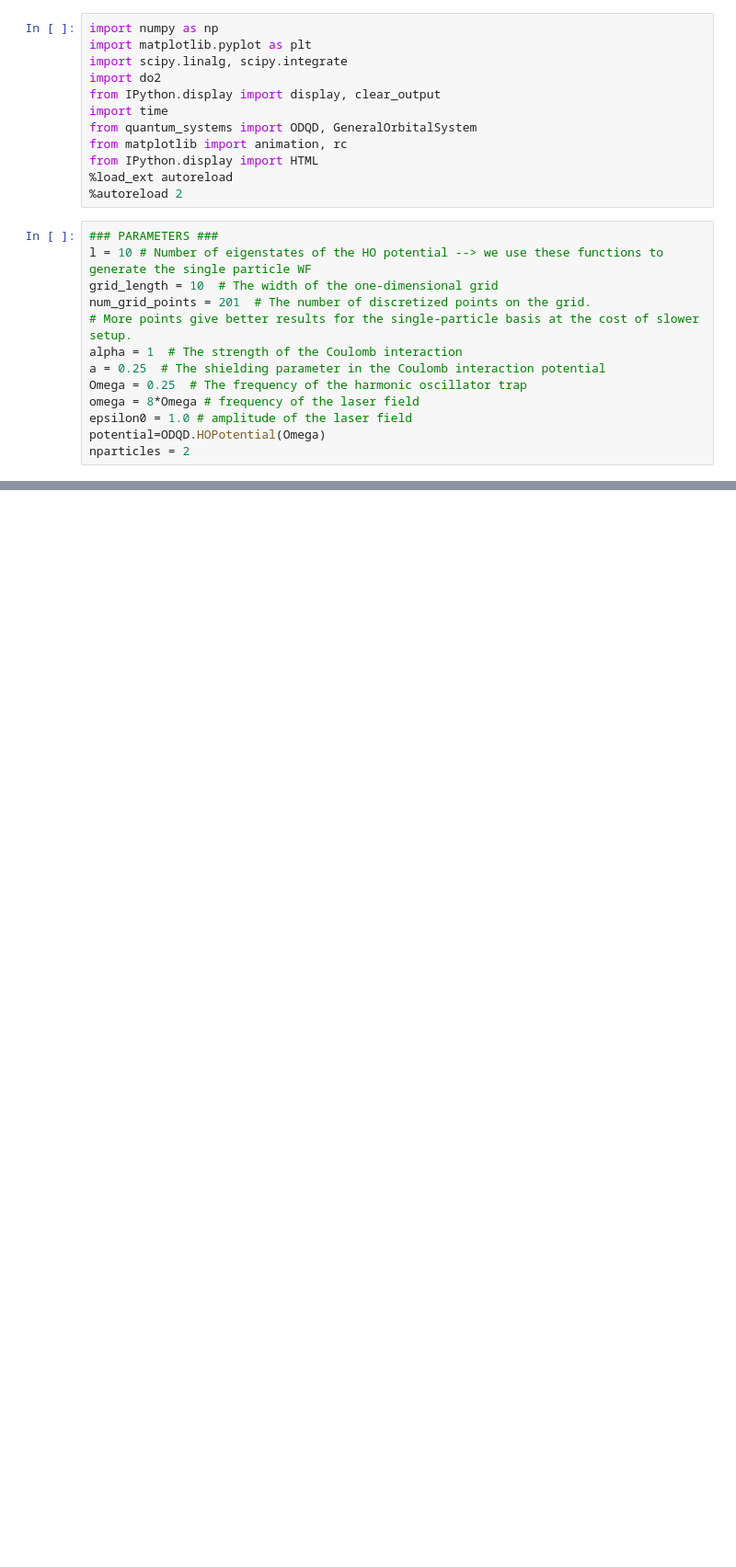
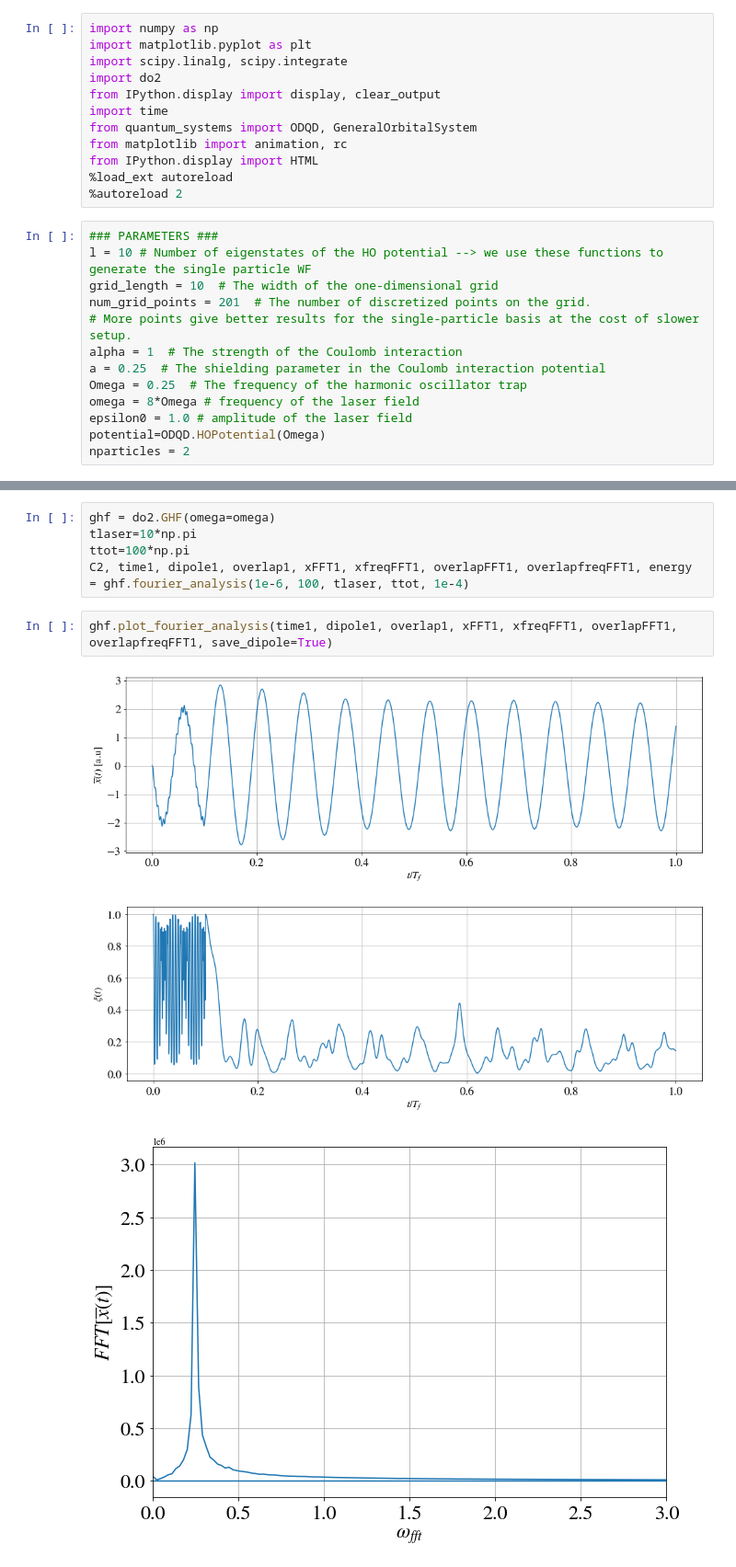
Before and after one commit to Matteo294/FYS4411, a Jupyter notebook: Project2/code/tdhf.ipynb, the cells around one changed output, grey strips where cells are left out. Shown at 92% size. Cells and saved outputs as stored; diff of their text form; blank space fills up the shorter version.

```diff
--- a/Project2/code/tdhf.ipynb
+++ b/Project2/code/tdhf.ipynb
@@ -34,0 +26,11 @@ float
+# %%
+ghf = do2.GHF(omega=omega)
+tlaser=10*np.pi
+ttot=100*np.pi
+C2, time1, dipole1, overlap1, xFFT1, xfreqFFT1, overlapFFT1, overlapfreqFFT1, energy = ghf.fourier_analysis(1e-6, 100, tlaser, ttot, 1e-4)
+# %%
+ghf.plot_fourier_analysis(time1, dipole1, overlap1, xFFT1, xfreqFFT1, overlapFFT1, overlapfreqFFT1, save_dipole=True)
+# %% [output]
+[figure, added]
+[figure, added]
+[figure, added]
```
Also changed, not shown: parts of 5 cells of this notebook, 35 other files.
